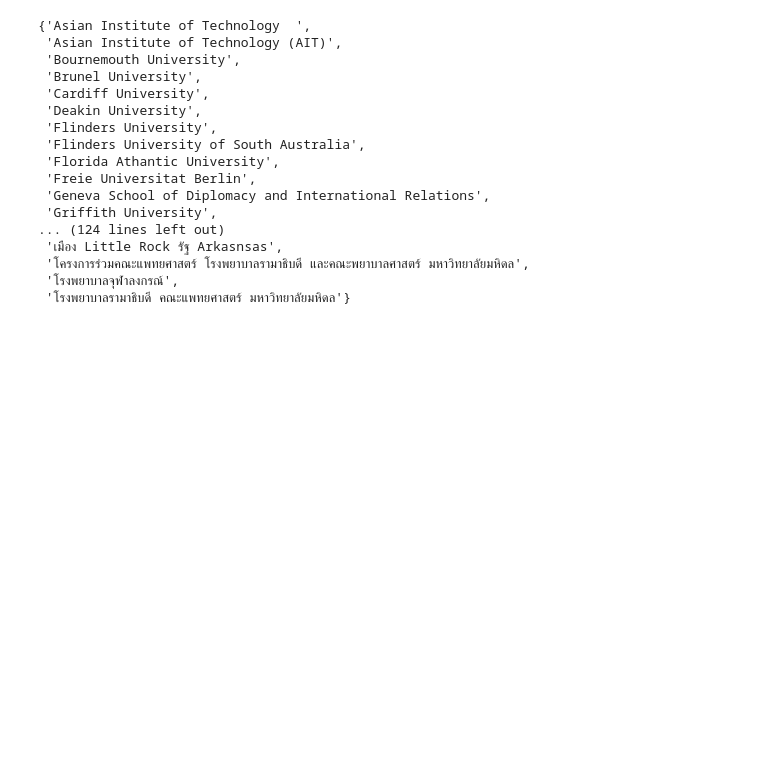
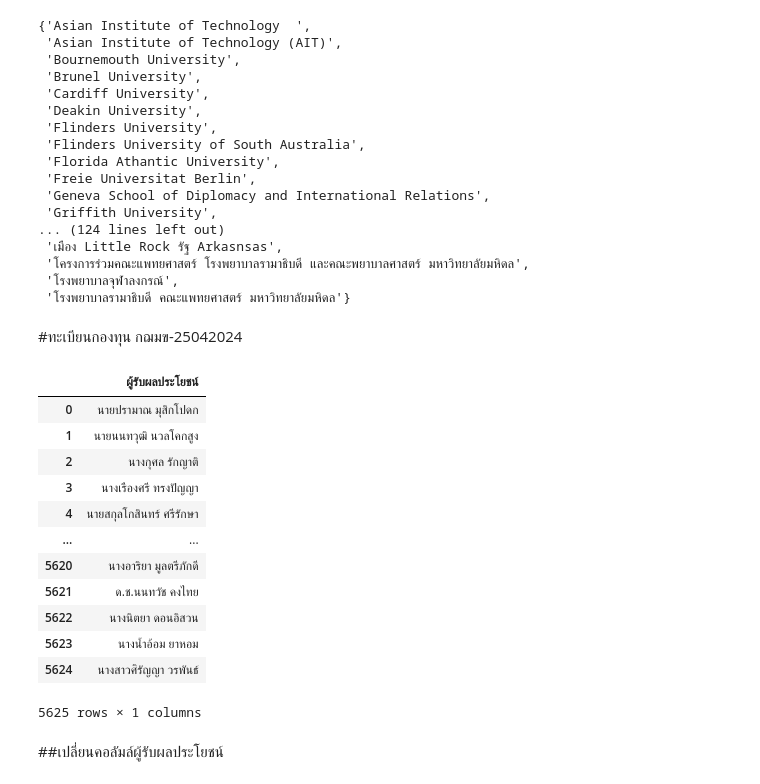
Before and after one commit to ananyapoonsawat/BSC_DPDM23, a Jupyter notebook: ทดสอบ.ipynb, the cells around one changed output. Cells and saved outputs as stored; diff of their text form; code cells hidden in the pictures; blank space fills up the shorter version.

```diff
--- a/ทดสอบ.ipynb
+++ b/ทดสอบ.ipynb
@@ -240,3 +238,27 @@ set(dvv1['place'])
  'โครงการร่วมคณะแพทยศาสตร์ โรงพยาบาลรามาธิบดี และคณะพยาบาลศาสตร์ มหาวิทยาลัยมหิดล',
  'โรงพยาบาลจุฬาลงกรณ์',
  'โรงพยาบาลรามาธิบดี คณะแพทยศาสตร์ มหาวิทยาลัยมหิดล'}
+# %% [markdown]
+#ทะเบียนกองทุน กฌมข-25042024
+# %%
+Tun = pd.read_excel('/content/drive/MyDrive/ข้อมูล กองทรัพย์/ผู็รับประโยชน์ คอลลัมล์จากสมุดงาน1.xlsx') #เรียกใช้ไฟล์ที่ต้องการ และ ตั้งหัวตาราง
+#คอลัมล์ผู้รับประโยชน์
+# %%
+tt = pd.DataFrame(Tun)
+tt
+# %% [output]
+|  | ผู้รับผลประโยชน์ |
+| 0 | นายปรามาณ มุสิกโปดก |
+| 1 | นายนนทวุฒิ นวลโคกสูง |
+| 2 | นางกุศล รักญาติ |
+| 3 | นางเรืองศรี ทรงปัญญา |
+| 4 | นายสกุลโกสินทร์ ศรีรักษา |
+| ... | ... |
+| 5620 | นางอาริยา มูลตรีภักดี |
+| 5621 | ด.ช.นนทวัช คงไทย |
+| 5622 | นางนิตยา ดอนอิสวน |
+| 5623 | นางน้ำอ้อม ยาหอม |
+| 5624 | นางสาวศิรัญญา วรพันธ์ |
+5625 rows × 1 columns
+# %% [markdown]
+##เปลี่ยนคอลัมล์ผู้รับผลประโยชน์
```
Also changed, not shown: parts of 13 cells of this notebook.
